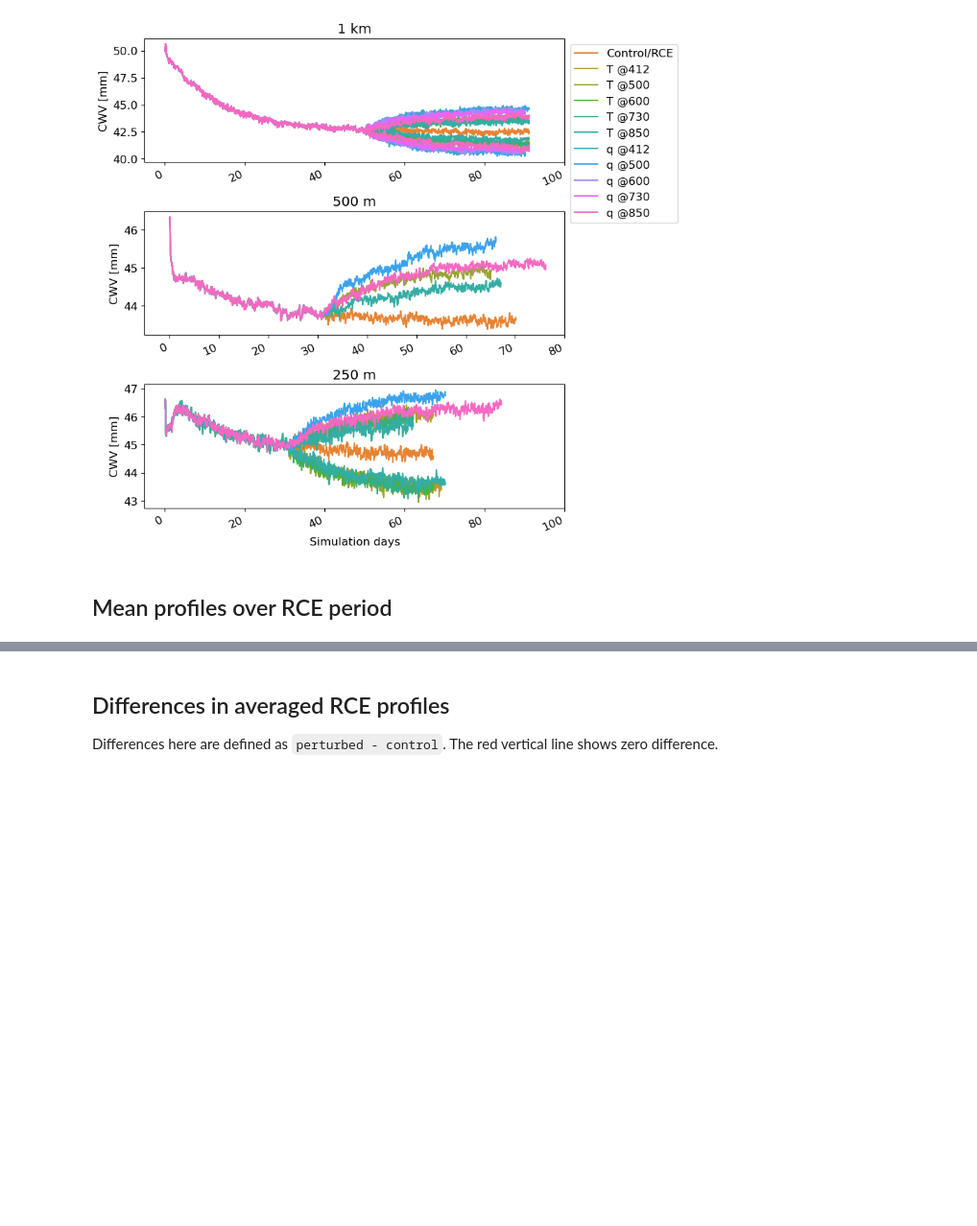
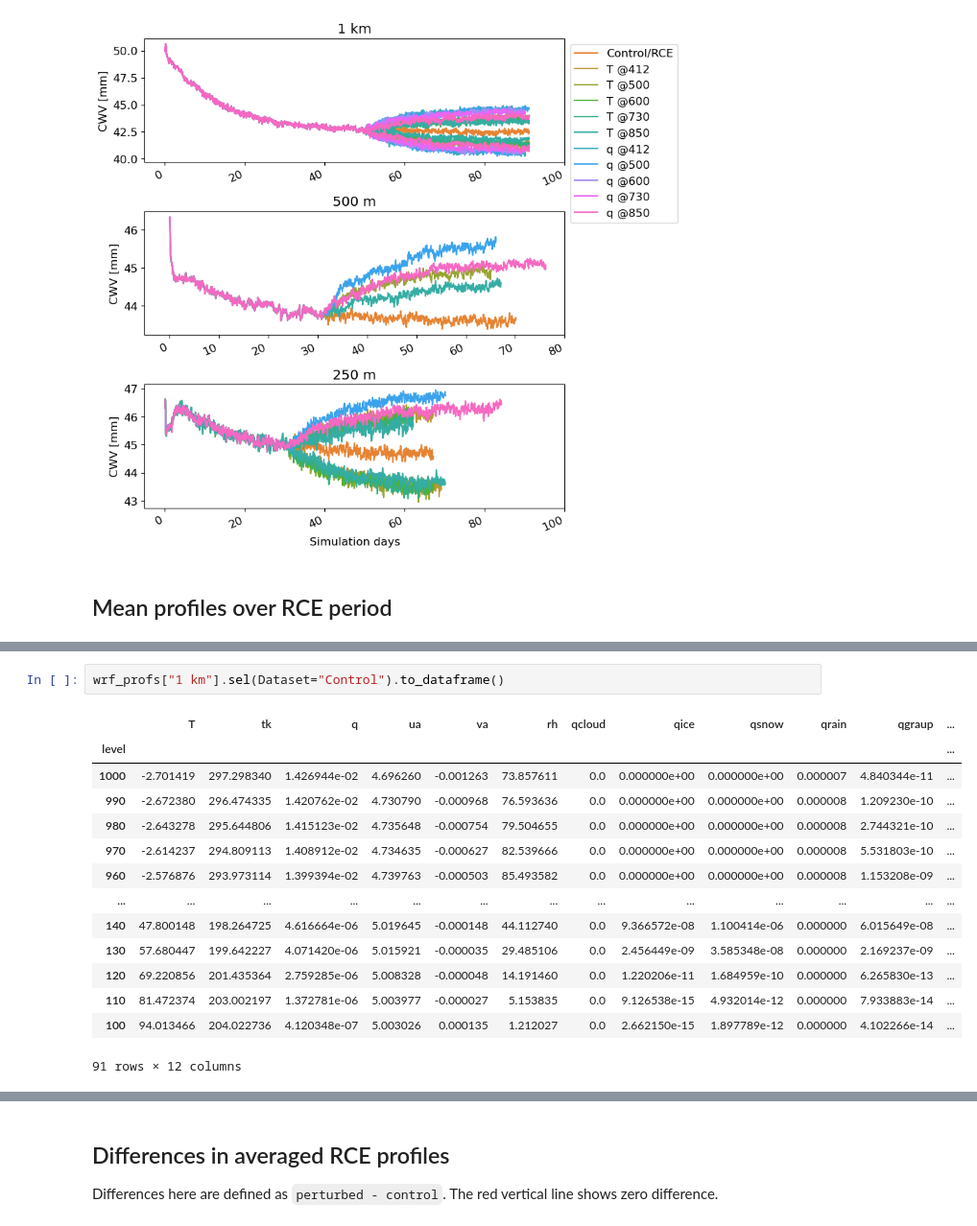
Before and after one commit to traupach/wrf_lrf_les, a Jupyter notebook: analysis/perturbation_analysis.ipynb, the cells around one changed output, grey strips where cells are left out. Shown at 96% size. Drawn from its saved outputs; the diff is of its cells as text; blank space fills up the shorter version.

```diff
--- a/analysis/perturbation_analysis.ipynb
+++ b/analysis/perturbation_analysis.ipynb
@@ -115,0 +170,17 @@ wp.plot_monc_cwv(monc=monc_cwv, file='paper/figures/RCE_CWV_MONC.pdf')
+# %%
+wrf_profs["1 km"].sel(Dataset="Control").to_dataframe()
+# %% [output]
+|  | T | tk | q | ua | va | rh | qcloud | qice | qsnow | qrain | qgraup | ... |
+| level |  |  |  |  |  |  |  |  |  |  |  | ... |
+| 1000 | -2.701419 | 297.298340 | 1.426944e-02 | 4.696260 | -0.001263 | 73.857611 | 0.0 | 0.000000e+00 | 0.000000e+00 | 0.000007 | 4.840344e-11 | ... |
+| 990 | -2.672380 | 296.474335 | 1.420762e-02 | 4.730790 | -0.000968 | 76.593636 | 0.0 | 0.000000e+00 | 0.000000e+00 | 0.000008 | 1.209230e-10 | ... |
+| 980 | -2.643278 | 295.644806 | 1.415123e-02 | 4.735648 | -0.000754 | 79.504655 | 0.0 | 0.000000e+00 | 0.000000e+00 | 0.000008 | 2.744321e-10 | ... |
+| 970 | -2.614237 | 294.809113 | 1.408912e-02 | 4.734635 | -0.000627 | 82.539666 | 0.0 | 0.000000e+00 | 0.000000e+00 | 0.000008 | 5.531803e-10 | ... |
+| 960 | -2.576876 | 293.973114 | 1.399394e-02 | 4.739763 | -0.000503 | 85.493582 | 0.0 | 0.000000e+00 | 0.000000e+00 | 0.000008 | 1.153208e-09 | ... |
+| ... | ... | ... | ... | ... | ... | ... | ... | ... | ... | ... | ... | ... |
+| 140 | 47.800148 | 198.264725 | 4.616664e-06 | 5.019645 | -0.000148 | 44.112740 | 0.0 | 9.366572e-08 | 1.100414e-06 | 0.000000 | 6.015649e-08 | ... |
+| 130 | 57.680447 | 199.642227 | 4.071420e-06 | 5.015921 | -0.000035 | 29.485106 | 0.0 | 2.456449e-09 | 3.585348e-08 | 0.000000 | 2.169237e-09 | ... |
+| 120 | 69.220856 | 201.435364 | 2.759285e-06 | 5.008328 | -0.000048 | 14.191460 | 0.0 | 1.220206e-11 | 1.684959e-10 | 0.000000 | 6.265830e-13 | ... |
+| 110 | 81.472374 | 203.002197 | 1.372781e-06 | 5.003977 | -0.000027 | 5.153835 | 0.0 | 9.126538e-15 | 4.932014e-12 | 0.000000 | 7.933883e-14 | ... |
+| 100 | 94.013466 | 204.022736 | 4.120348e-07 | 5.003026 | 0.000135 | 1.212027 | 0.0 | 2.662150e-15 | 1.897789e-12 | 0.000000 | 4.102266e-14 | ... |
+91 rows × 12 columns
```
Also changed, not shown: parts of 19 cells of this notebook, 27 other files.
